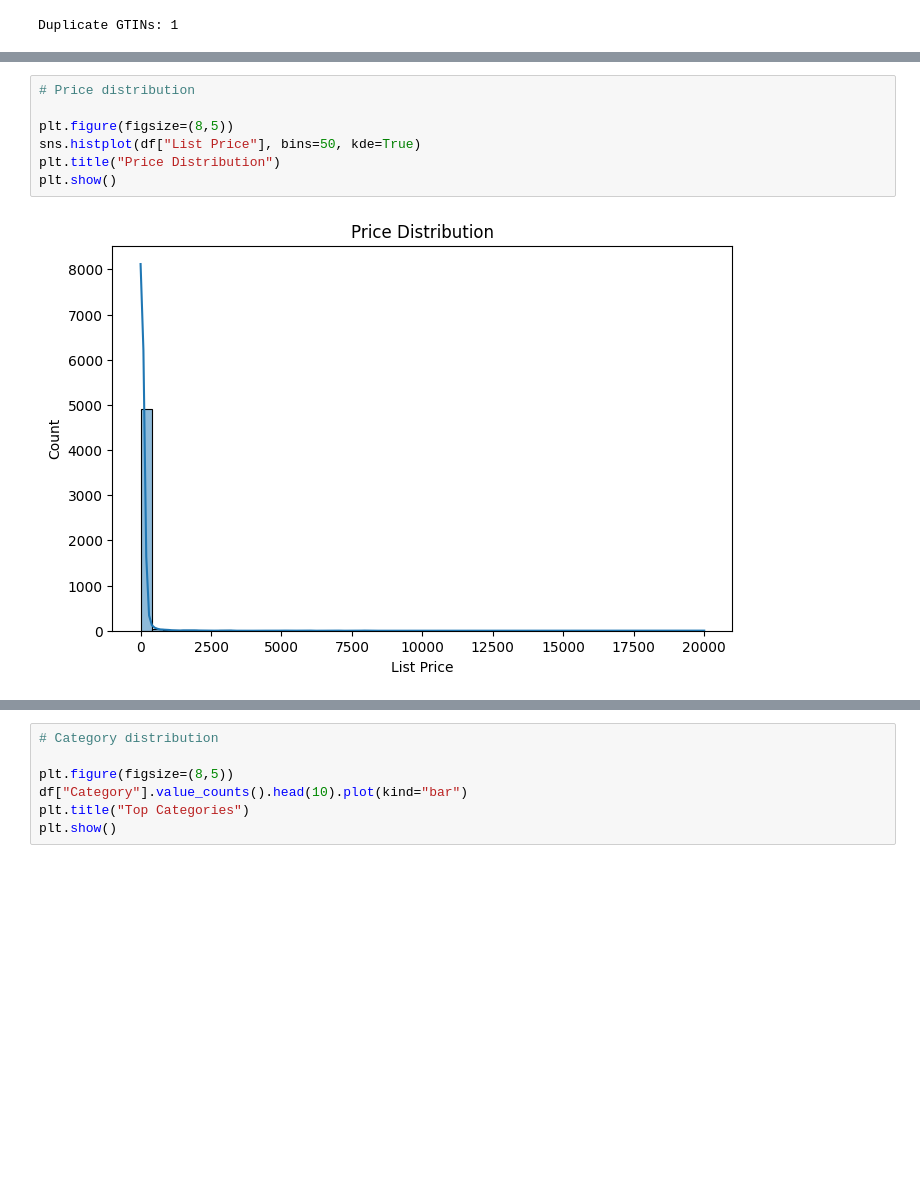
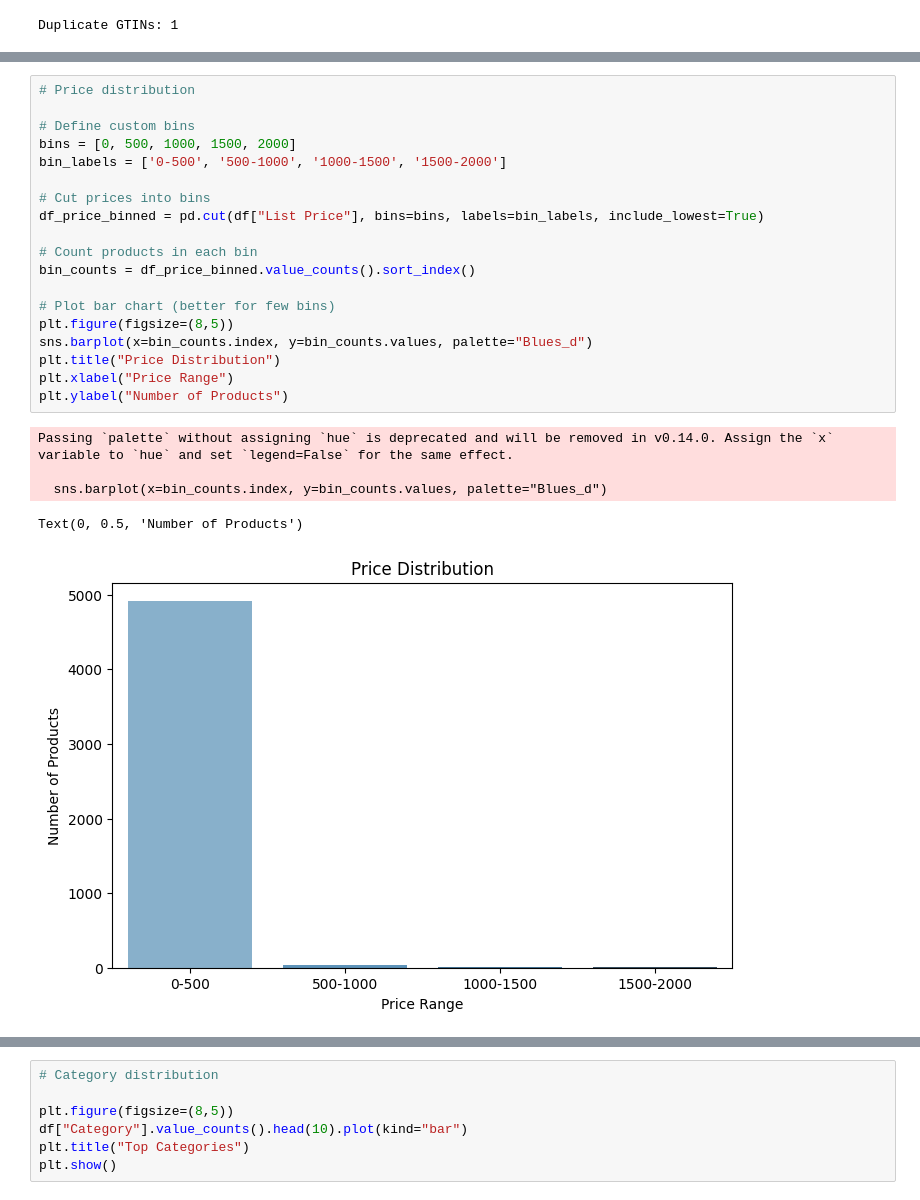
Before and after one commit to s-gunde/walmart_products_data_quality_and_governance, a Jupyter notebook: notebooks/exploratory_analysis.ipynb, the cells around one changed output, grey strips where cells are left out. Cells and saved outputs as stored; diff of their text form; blank space fills up the shorter version.

```diff
--- a/notebooks/exploratory_analysis.ipynb
+++ b/notebooks/exploratory_analysis.ipynb
@@ -87,12 +87,28 @@ display(df.describe(include="all"))
 # %%
 # Price distribution
 
+# Define custom bins
+bins = [0, 500, 1000, 1500, 2000]
+bin_labels = ['0-500', '500-1000', '1000-1500', '1500-2000']
+
+# Cut prices into bins
+df_price_binned = pd.cut(df["List Price"], bins=bins, labels=bin_labels, include_lowest=True)
+
+# Count products in each bin
+bin_counts = df_price_binned.value_counts().sort_index()
+
+# Plot bar chart (better for few bins)
 plt.figure(figsize=(8,5))
-sns.histplot(df["List Price"], bins=50, kde=True)
+sns.barplot(x=bin_counts.index, y=bin_counts.values, palette="Blues_d")
 plt.title("Price Distribution")
-plt.show()
+plt.xlabel("Price Range")
+plt.ylabel("Number of Products")
 # %% [output]
+Passing `palette` without assigning `hue` is deprecated and will be removed in v0.14.0. Assign the `x` variable to `hue` and set `legend=False` for the same effect.
+
+  sns.barplot(x=bin_counts.index, y=bin_counts.values, palette="Blues_d")
+Text(0, 0.5, 'Number of Products')
-[figure, old version]
+[figure, new version]
 # %%
 # Brand distribution
 
```
Also changed, not shown: parts of 2 cells of this notebook.
